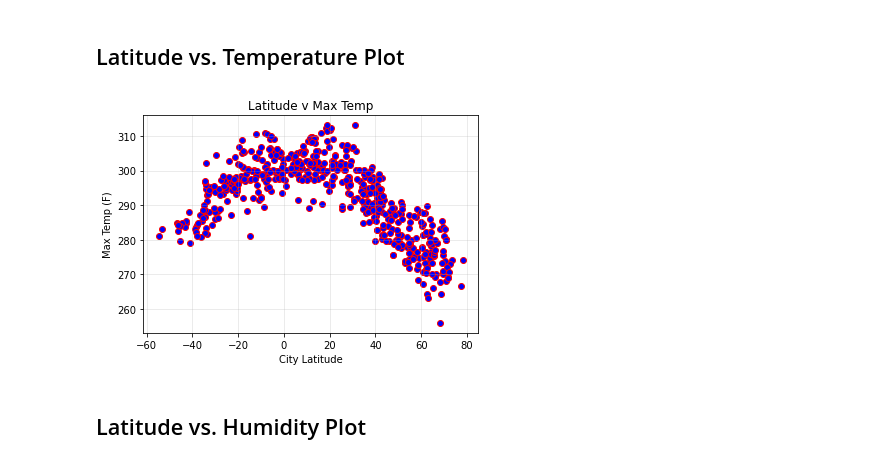
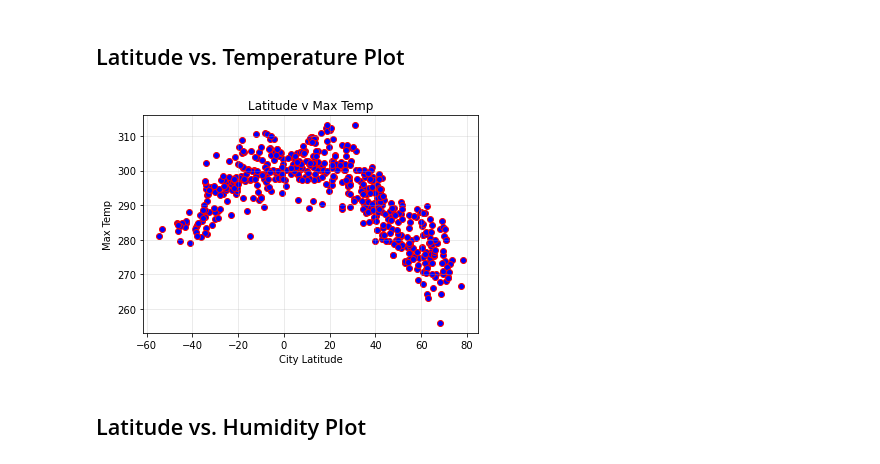
Before and after one commit to margoterudy/python-api-challenge, a Jupyter notebook: WeatherPy.ipynb, the cells around one changed output. Saved outputs shown, nothing was run; the diff lists cells and outputs as text; code cells hidden in the pictures.

```diff
--- a/WeatherPy.ipynb
+++ b/WeatherPy.ipynb
@@ -210,21 +210,21 @@ Skip this step if there are no cities that have humidity > 100%.
 # %%
 #Create Scatter plot for Latitude v Temp
 plt.scatter(weather_df["Lat"], weather_df["Max Temp"], facecolor = "blue", edgecolor = "red")
 
 #Title
 plt.title ("Latitude v Max Temp")
 
 #Set Labels
 plt.xlabel("City Latitude")
-plt.ylabel("Max Temp (F)")
+plt.ylabel("Max Temp")
 
 #Set Grid, IMO it makes it easier to see the measurements for analysis
 plt.grid (linestyle='-', linewidth=.5, alpha = .5)
 
 #Save as png
 plt.savefig("Images/Latitude v Max Temp.png")
 # %% [output]
-[figure, old version]
+[figure, new version]
 # %% [markdown]
 ## Latitude vs. Humidity Plot
 # %%
```
Also changed, not shown: parts of 7 cells of this notebook, 1 other file.
